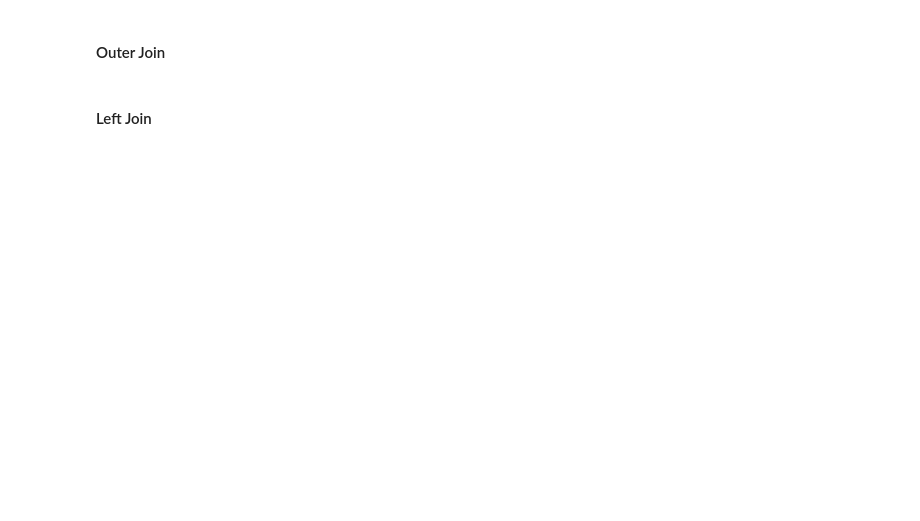
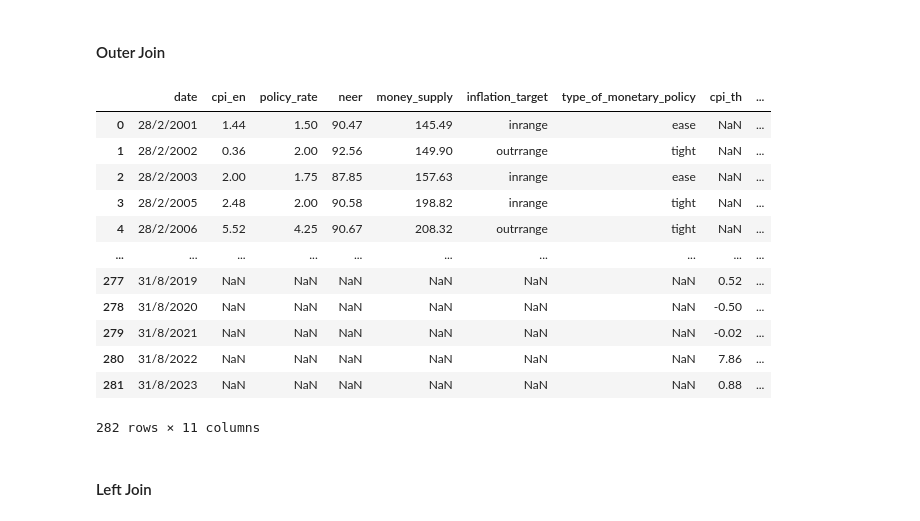
Before and after one commit to neozansr/KMITL-data-science-economic, a Jupyter notebook: lab2DataPreProcessing/data_integration.ipynb, the cells around one changed output. Drawn from its saved outputs; the diff is of its cells as text; code cells hidden in the pictures; blank space fills up the shorter version.

```diff
--- a/lab2DataPreProcessing/data_integration.ipynb
+++ b/lab2DataPreProcessing/data_integration.ipynb
@@ -55,7 +97,21 @@ us_df.merge(th_df, how='inner', on=['date'], suffixes=('_en', '_th'))
 # %% [markdown]
 #### Outer Join
 # %%
-us_df.merge(th_df, how='outer', on=['date'], suffixes=('_en', '_th'))
+us_df_1.merge(th_df, how='outer', on=['date'], suffixes=('_en', '_th'))
+# %% [output]
+|  | date | cpi_en | policy_rate | neer | money_supply | inflation_target | type_of_monetary_policy | cpi_th | ... |
+| 0 | 28/2/2001 | 1.44 | 1.50 | 90.47 | 145.49 | inrange | ease | NaN | ... |
+| 1 | 28/2/2002 | 0.36 | 2.00 | 92.56 | 149.90 | outrrange | tight | NaN | ... |
+| 2 | 28/2/2003 | 2.00 | 1.75 | 87.85 | 157.63 | inrange | ease | NaN | ... |
+| 3 | 28/2/2005 | 2.48 | 2.00 | 90.58 | 198.82 | inrange | tight | NaN | ... |
+| 4 | 28/2/2006 | 5.52 | 4.25 | 90.67 | 208.32 | outrrange | tight | NaN | ... |
+| ... | ... | ... | ... | ... | ... | ... | ... | ... | ... |
+| 277 | 31/8/2019 | NaN | NaN | NaN | NaN | NaN | NaN | 0.52 | ... |
+| 278 | 31/8/2020 | NaN | NaN | NaN | NaN | NaN | NaN | -0.50 | ... |
+| 279 | 31/8/2021 | NaN | NaN | NaN | NaN | NaN | NaN | -0.02 | ... |
+| 280 | 31/8/2022 | NaN | NaN | NaN | NaN | NaN | NaN | 7.86 | ... |
+| 281 | 31/8/2023 | NaN | NaN | NaN | NaN | NaN | NaN | 0.88 | ... |
+282 rows × 11 columns
 # %% [markdown]
 #### Left Join
 # %%
```
Also changed, not shown: parts of 34 cells of this notebook, 4 other files.
